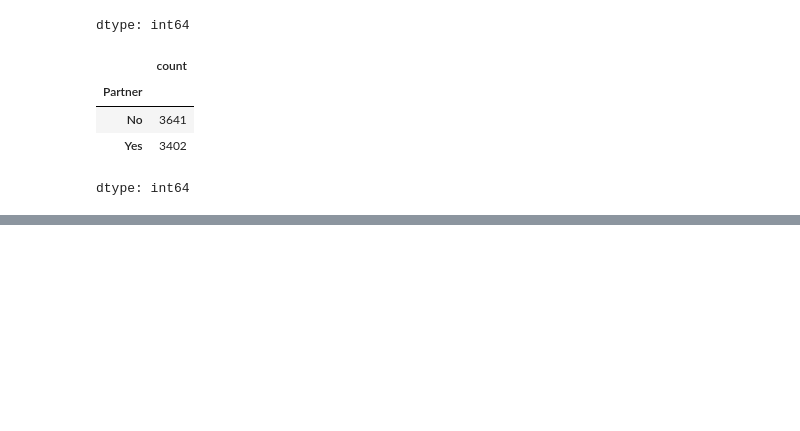
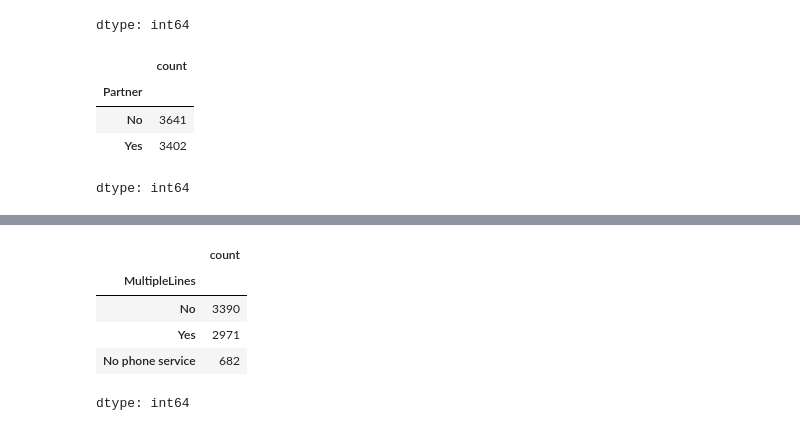
Before and after one commit to sbmccall/data-science-projects, a Jupyter notebook: telco-customer-churn/notebooks/telco_customer_churn_sbm.ipynb, the cells around one changed output, grey strips where cells are left out. Cells and saved outputs as stored; diff of their text form; code cells hidden in the pictures; blank space fills up the shorter version.

```diff
--- a/telco-customer-churn/notebooks/telco_customer_churn_sbm.ipynb
+++ b/telco-customer-churn/notebooks/telco_customer_churn_sbm.ipynb
@@ -81,0 +126,9 @@ df.
+# %%
+df.MultipleLines.value_counts()
+# %% [output]
+|  | count |
+| MultipleLines |  |
+| No | 3390 |
+| Yes | 2971 |
+| No phone service | 682 |
+dtype: int64
```
Also changed, not shown: parts of 6 cells of this notebook.
